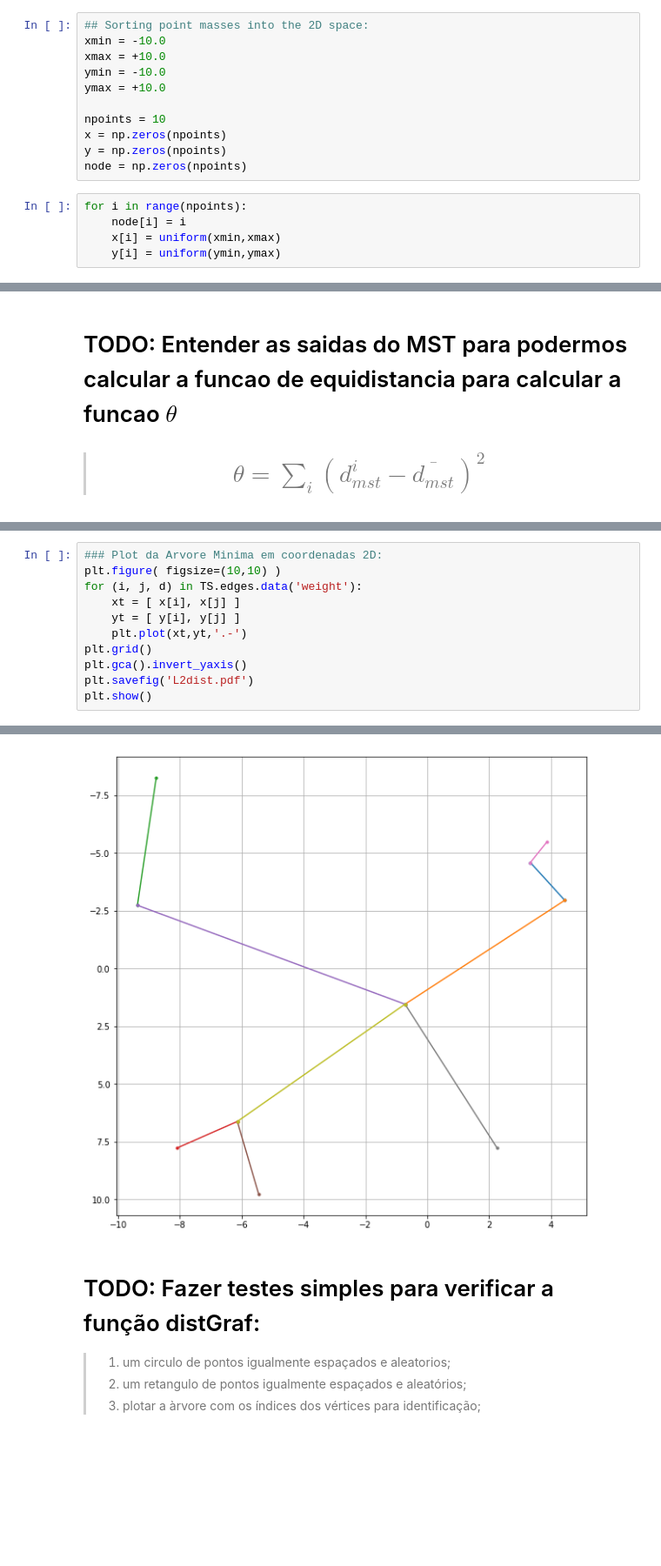
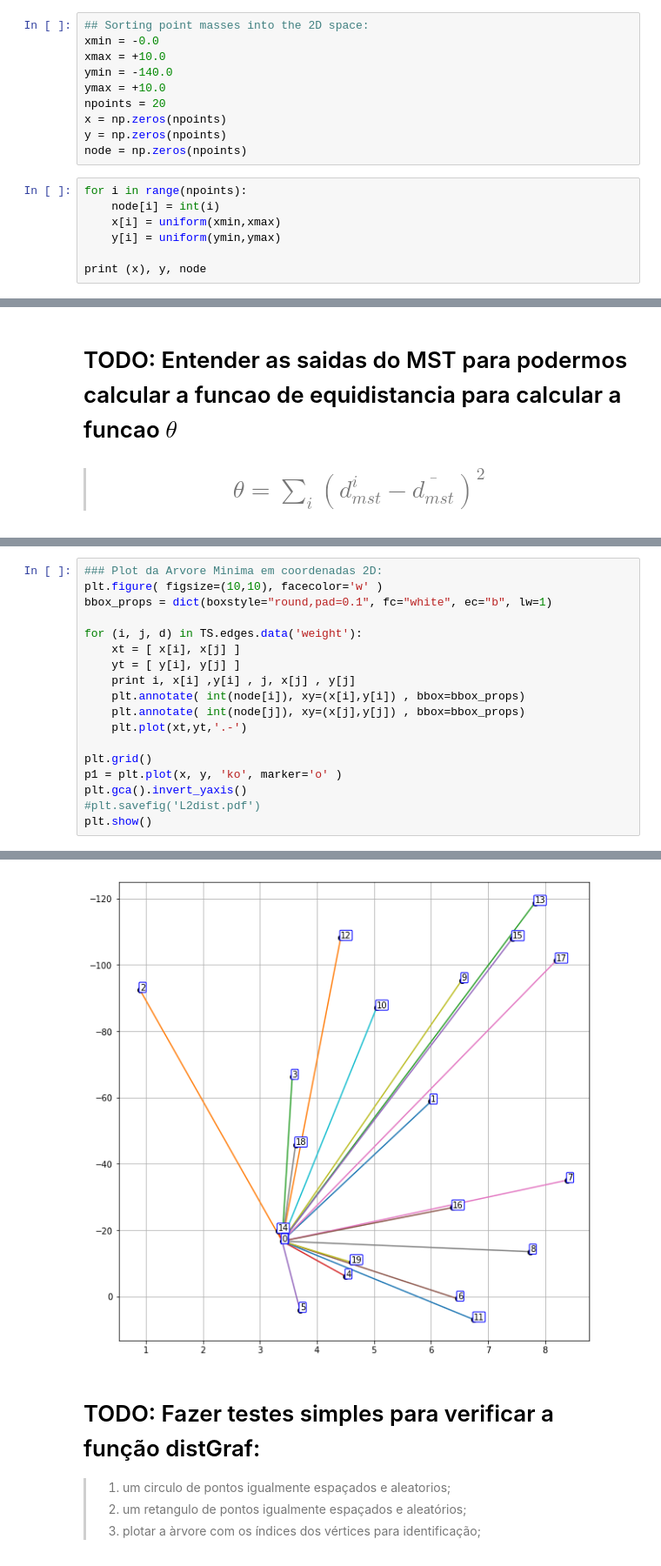
Before and after one commit to EdsonAlonso/EstagioCurricular, a Jupyter notebook: Test_graph.ipynb, the cells around one changed output, grey strips where cells are left out. Shown: that part at 87% size. Drawn from its saved outputs; the diff is of its cells as text; blank space fills up the shorter version.

```diff
--- a/Test_graph.ipynb
+++ b/Test_graph.ipynb
@@ -15,17 +15,18 @@ from six.moves import input
 from modules.distances import l1dist, l2dist, distgraph
 # %%
 ## Sorting point masses into the 2D space:
-xmin = -10.0
+xmin = -0.0
 xmax = +10.0
-ymin = -10.0
+ymin = -140.0
 ymax = +10.0
-
-npoints = 10
+npoints = 20
 x = np.zeros(npoints)
 y = np.zeros(npoints)
 node = np.zeros(npoints)
 # %%
 for i in range(npoints):
-    node[i] = i
+    node[i] = int(i)
     x[i] = uniform(xmin,xmax)
     y[i] = uniform(ymin,ymax)
+
+print (x), y, node
@@ -81,12 +92,19 @@ print(phi, dmst)
 # %%
 ### Plot da Arvore Minima em coordenadas 2D:
-plt.figure( figsize=(10,10) )
+plt.figure( figsize=(10,10), facecolor='w' )
+bbox_props = dict(boxstyle="round,pad=0.1", fc="white", ec="b", lw=1)
+
 for (i, j, d) in TS.edges.data('weight'):
     xt = [ x[i], x[j] ]
     yt = [ y[i], y[j] ]
+    print i, x[i] ,y[i] , j, x[j] , y[j]
+    plt.annotate( int(node[i]), xy=(x[i],y[i]) , bbox=bbox_props)
+    plt.annotate( int(node[j]), xy=(x[j],y[j]) , bbox=bbox_props)
     plt.plot(xt,yt,'.-')
+
 plt.grid()
+p1 = plt.plot(x, y, 'ko', marker='o' )
 plt.gca().invert_yaxis()
-plt.savefig('L2dist.pdf')
+#plt.savefig('L2dist.pdf')
 plt.show()
 # %% [output]
@@ -93,4 +130,4 @@ plt.show()
-[figure, old version]
+[figure, new version]
 # %% [markdown]
 # TODO: Fazer testes simples para verificar a função distGraf:
 > 1) um circulo de pontos igualmente espaçados e aleatorios; <br>
```
Also changed, not shown: parts of 10 cells of this notebook.
